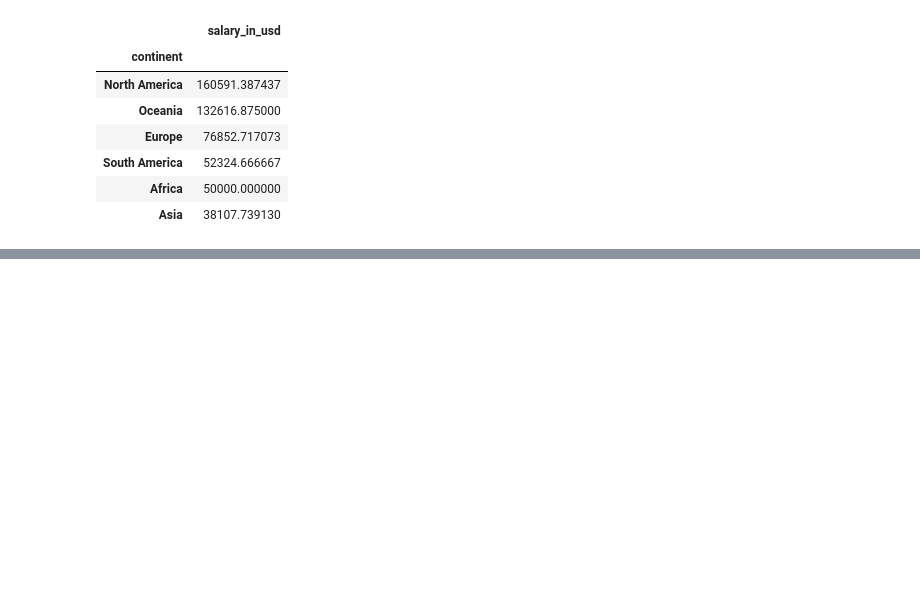
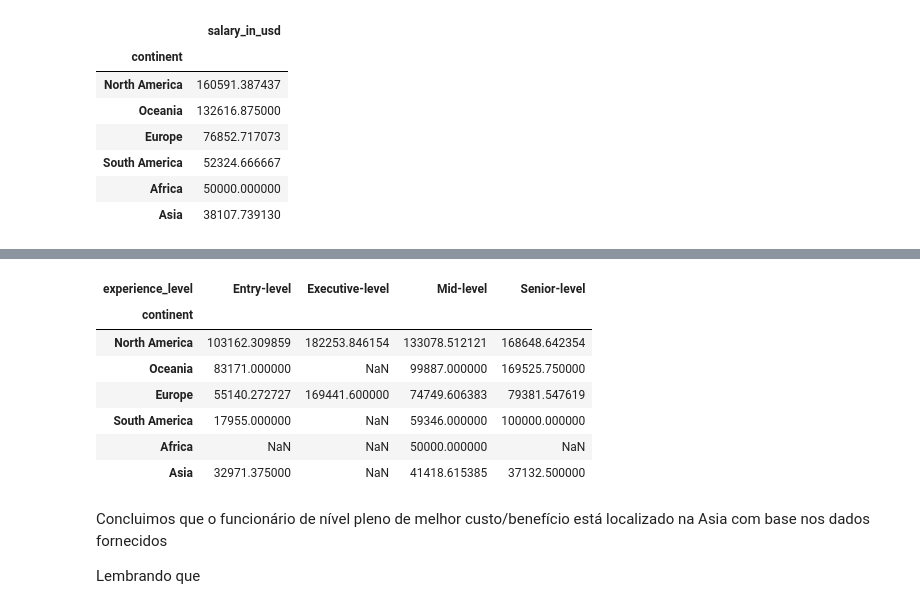
Before and after one commit to orafaelvinicius/Ada_tech, a Jupyter notebook: Tecnicas de programação I/Pasta Geral/Projeto/Projeto.ipynb, the cells around one changed output, grey strips where cells are left out. Cells and saved outputs as stored; diff of their text form; code cells hidden in the pictures; blank space fills up the shorter version.

Commit message:
caminhando para a glória

```diff
--- a/Tecnicas de programação I/Pasta Geral/Projeto/Projeto.ipynb
+++ b/Tecnicas de programação I/Pasta Geral/Projeto/Projeto.ipynb
@@ -643,0 +474,18 @@ Error:
+# %%
+# Filtrando por região e experiência para encontrar um cientista pleno com o melhor custo/benefício
+
+df_custo_beneficio = df_full_data.pivot_table(index='continent', columns='experience_level', values='salary_in_usd', aggfunc='mean')
+df_custo_beneficio.sort_values(by='Mid-level', ascending=False)
+# %% [output]
+| experience_level | Entry-level | Executive-level | Mid-level | Senior-level |
+| continent |  |  |  |  |
+| North America | 103162.309859 | 182253.846154 | 133078.512121 | 168648.642354 |
+| Oceania | 83171.000000 | NaN | 99887.000000 | 169525.750000 |
+| Europe | 55140.272727 | 169441.600000 | 74749.606383 | 79381.547619 |
+| South America | 17955.000000 | NaN | 59346.000000 | 100000.000000 |
+| Africa | NaN | NaN | 50000.000000 | NaN |
+| Asia | 32971.375000 | NaN | 41418.615385 | 37132.500000 |
+# %% [markdown]
+Concluimos que o funcionário de nível pleno de melhor custo/benefício está localizado na Asia com base nos dados fornecidos
+
+Lembrando que
```
Also changed, not shown: parts of 46 cells of this notebook.
